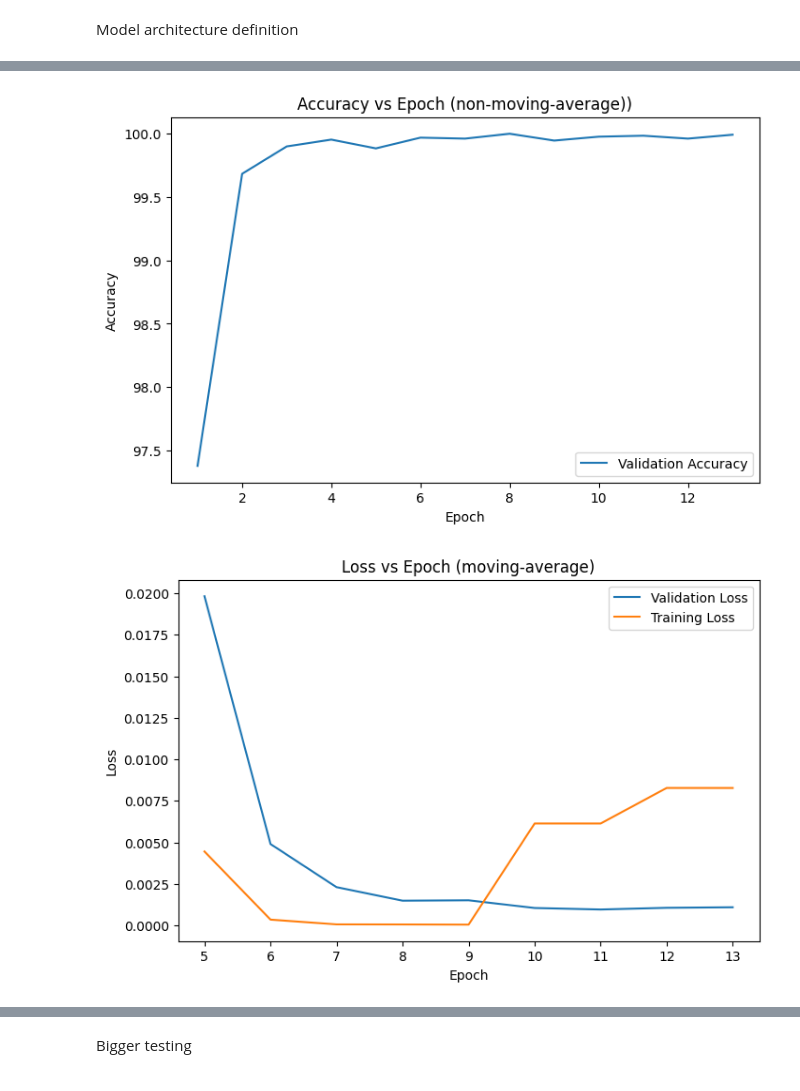
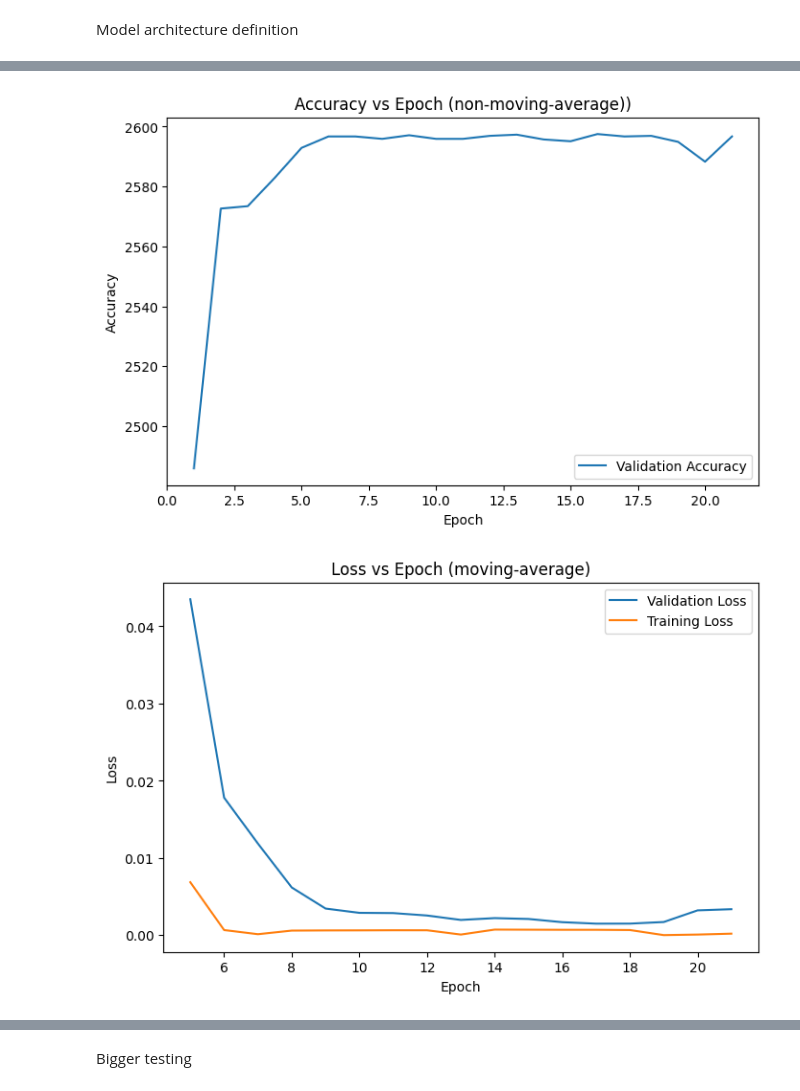
Before and after one commit to AdityaHegde712/Dementia-Detection-And-Classification, a Jupyter notebook: Image Processing v2/custom_model.ipynb, the cells around one changed output, grey strips where cells are left out. Drawn from its saved outputs; the diff is of its cells as text; code cells hidden in the pictures.

Commit message:
Custom model code finalized

```diff
--- a/Image Processing v2/custom_model.ipynb
+++ b/Image Processing v2/custom_model.ipynb
@@ -229,5 +279,5 @@ Accuracy on the test dataset: 99.965295%
 # %%
-lossdf = pd.read_csv("custom_model_loss.csv", engine="pyarrow")
+lossdf = pd.read_csv("new_custom_model_loss.csv", engine="pyarrow")
 rolling_mean = lossdf["val_loss"].rolling(window=5).mean()
 rolling_mean2 = lossdf["train_loss"].rolling(window=5).mean()
 rolling_mean3 = lossdf["val_accuracy"].rolling(window=5).mean()
@@ -270,2 +320,2 @@ plt.show()
-[figure, old version]
+[figure, new version]
-[figure, old version]
+[figure, new version]
```
Also changed, not shown: parts of 14 cells of this notebook.
